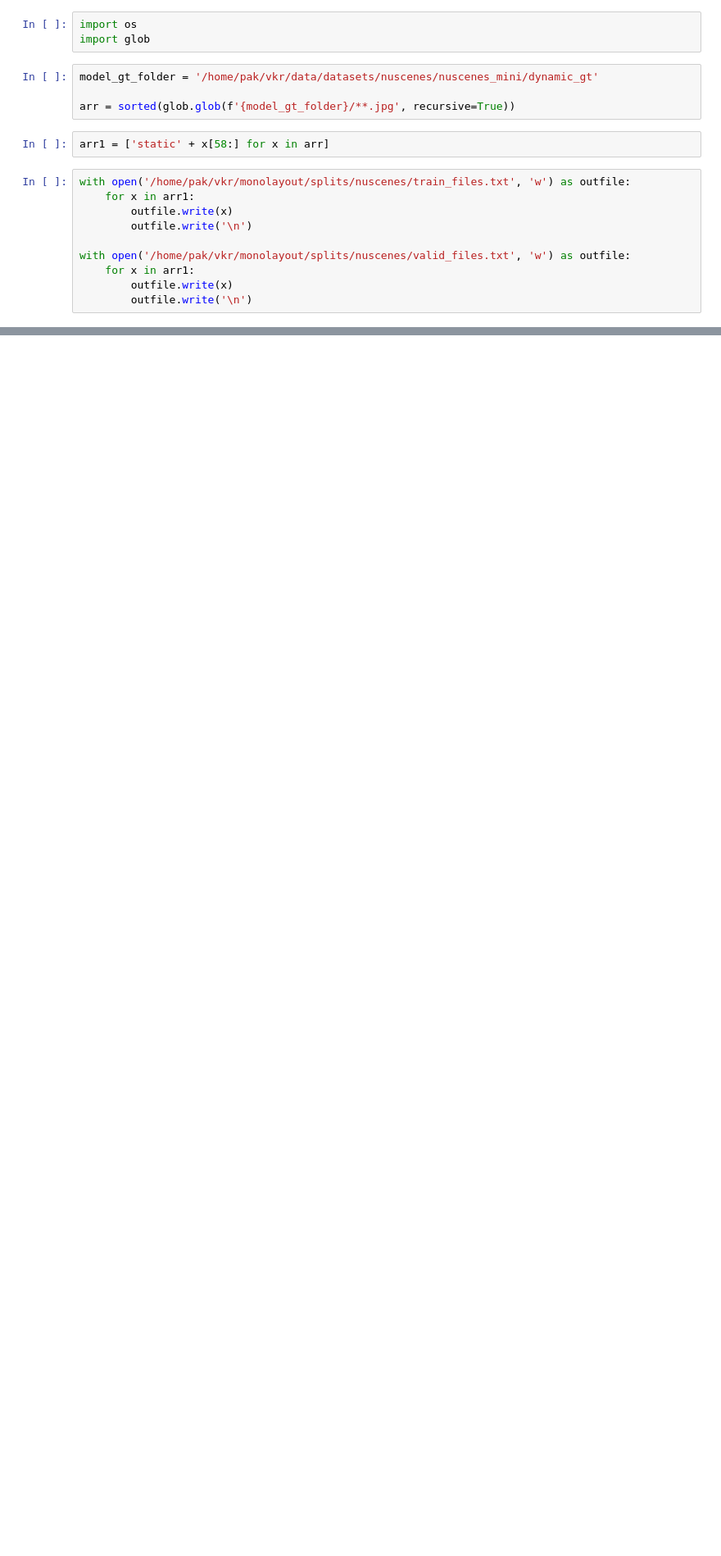
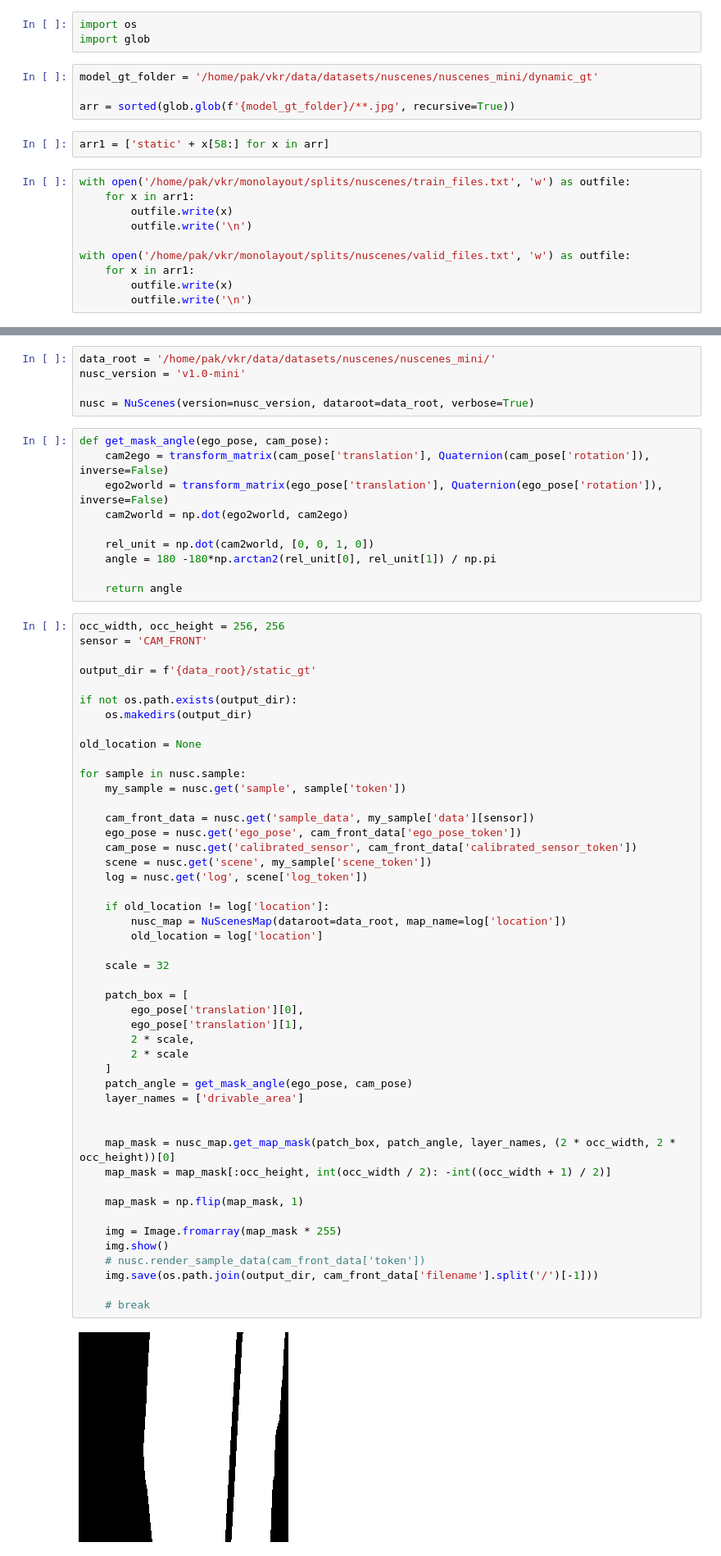
Before and after one commit to LeMondrok/monolayout_kr, a Jupyter notebook: clip.ipynb, the cells around one changed output, grey strips where cells are left out. Shown: that part at 82% size. Drawn from its saved outputs; the diff is of its cells as text; blank space fills up the shorter version.

Commit message:
[Preprocessing] Add static gt nuScenes preprocessing

```diff
--- a/clip.ipynb
+++ b/clip.ipynb
@@ -86,0 +114,64 @@ with open('/home/pak/vkr/monolayout/splits/nuscenes/valid_files.txt', 'w') as ou
+# %%
+data_root = '/home/pak/vkr/data/datasets/nuscenes/nuscenes_mini/'
+nusc_version = 'v1.0-mini'
+
+nusc = NuScenes(version=nusc_version, dataroot=data_root, verbose=True)
+# %%
+def get_mask_angle(ego_pose, cam_pose):
+    cam2ego = transform_matrix(cam_pose['translation'], Quaternion(cam_pose['rotation']), inverse=False)
+    ego2world = transform_matrix(ego_pose['translation'], Quaternion(ego_pose['rotation']), inverse=False)
+    cam2world = np.dot(ego2world, cam2ego)
+
+    rel_unit = np.dot(cam2world, [0, 0, 1, 0])
+    angle = 180 -180*np.arctan2(rel_unit[0], rel_unit[1]) / np.pi
+
+    return angle
+# %%
+occ_width, occ_height = 256, 256
+sensor = 'CAM_FRONT'
+
+output_dir = f'{data_root}/static_gt'
+
+if not os.path.exists(output_dir):
+    os.makedirs(output_dir)
+
+old_location = None
+
+for sample in nusc.sample:
+    my_sample = nusc.get('sample', sample['token'])
+
+    cam_front_data = nusc.get('sample_data', my_sample['data'][sensor])
+    ego_pose = nusc.get('ego_pose', cam_front_data['ego_pose_token'])
+    cam_pose = nusc.get('calibrated_sensor', cam_front_data['calibrated_sensor_token'])
+    scene = nusc.get('scene', my_sample['scene_token'])
+    log = nusc.get('log', scene['log_token'])
+
+    if old_location != log['location']:
+        nusc_map = NuScenesMap(dataroot=data_root, map_name=log['location'])
+        old_location = log['location']
+
+    scale = 32
+
+    patch_box = [
+        ego_pose['translation'][0],
+        ego_pose['translation'][1],
+        2 * scale,
+        2 * scale
+    ]
+    patch_angle = get_mask_angle(ego_pose, cam_pose)
+    layer_names = ['drivable_area']
+
+
+    map_mask = nusc_map.get_map_mask(patch_box, patch_angle, layer_names, (2 * occ_width, 2 * occ_height))[0]
+    map_mask = map_mask[:occ_height, int(occ_width / 2): -int((occ_width + 1) / 2)]
+
+    map_mask = np.flip(map_mask, 1)
+
+    img = Image.fromarray(map_mask * 255)
+    img.show()
+    # nusc.render_sample_data(cam_front_data['token'])
+    img.save(os.path.join(output_dir, cam_front_data['filename'].split('/')[-1]))
+
+    # break
+# %% [output]
+[figure, added]
```
Also changed, not shown: parts of 8 cells of this notebook, 1 other file.
